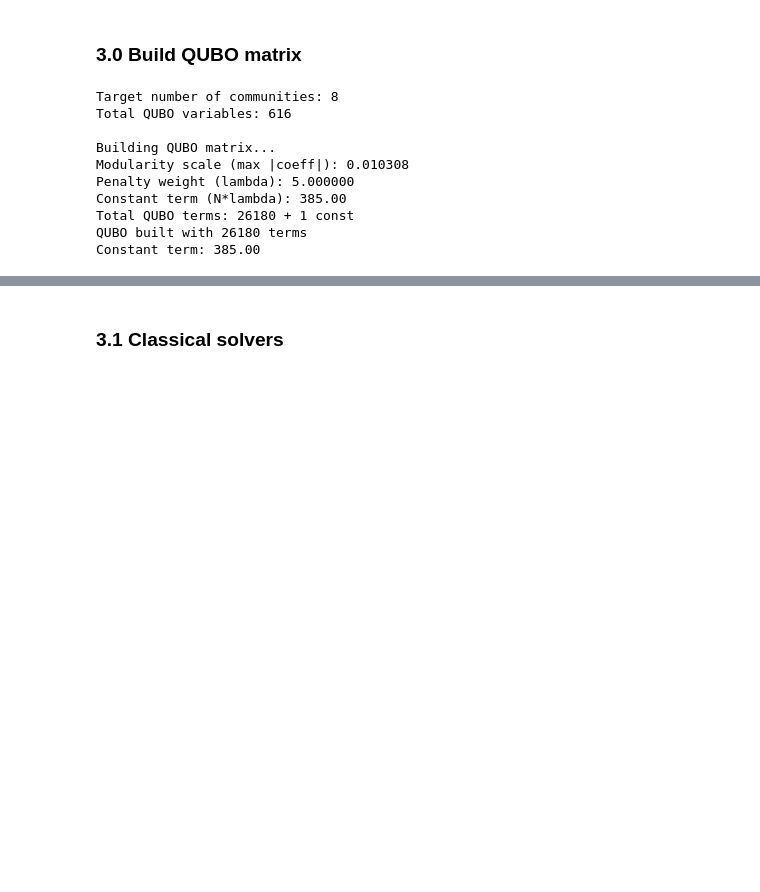
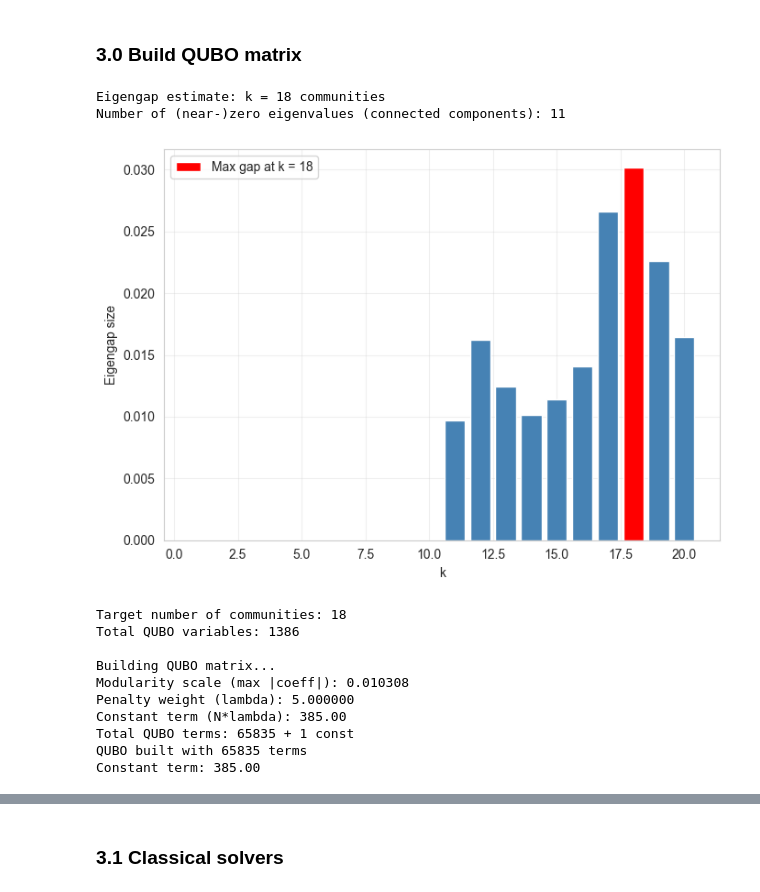
Before and after one commit to c-carolinel/jc, a Jupyter notebook: 2_community_detection.ipynb, the cells around one changed output, grey strips where cells are left out. Drawn from its saved outputs; the diff is of its cells as text; code cells hidden in the pictures; blank space fills up the shorter version.

```diff
--- a/2_community_detection.ipynb
+++ b/2_community_detection.ipynb
@@ -420,9 +415,61 @@ def build_modularity_qubo(A, num_communities=None, lambda_penalty=None, verbose=
         print(f"Total QUBO terms: {len(Q)-1} + 1 const")  # -1 for const term itself
 
     return Q, num_communities
+# %%
+# compute the maximum eigengap to estimate number of communities
+
+def compute_eigengap_estimate(A, max_k=20, plot=True):
+    """
+    Estimate the number of communities using the eigengap heuristic on the
+    unnormalized graph Laplacian L = D - A.
+
+    k_estimate: estimated number of communities
+    eigenvalues: full sorted array of eigenvalues
+    gaps: array of consecutive eigenvalue differences
+    """
+    degrees = A.sum(axis=1)
+    D = np.diag(degrees)
+    L = D - A
+
+    eigenvalues = np.linalg.eigvalsh(L)
+    eigenvalues = np.sort(eigenvalues)
+    eigenvalues[eigenvalues < 0] = 0
+
+    # Only look for the gap within the first max_k eigenvalues (smallest ones)
+    max_k = min(max_k, len(eigenvalues) - 1)
+    eigenvalues_subset = eigenvalues[:max_k + 1]
+    gaps = np.diff(eigenvalues_subset)
+    k_estimate = int(np.argmax(gaps)) + 1
+    k_estimate = max(2, k_estimate)  # at least 2 communities
+
+    print(f"Eigengap estimate: k = {k_estimate} communities")
+
+    # Number of (near-)zero eigenvalues = number of connected components
+    num_zero_eigenvalues = int(np.sum(eigenvalues < 1e-8))
+    print(f"Number of (near-)zero eigenvalues (connected components): {num_zero_eigenvalues}")
+
+    fig, ax = plt.subplots(figsize=(7, 5))
+    ax.bar(range(1, max_k + 1), gaps, color='steelblue')
+    ax.bar(k_estimate, gaps[k_estimate - 1], color='red', label=f'Max gap at k = {k_estimate}')
+    ax.set_xlabel('k')
+    ax.set_ylabel('Eigengap size')
+    ax.legend()
+    ax.grid(alpha=0.3)
+
+    plt.tight_layout()
+    plt.show()
+
+    return k_estimate, eigenvalues, gaps
+
+
+k_eigengap, laplacian_eigenvalues, eigengaps = compute_eigengap_estimate(A, max_k=20, plot=True)
+# %% [output]
+Eigengap estimate: k = 18 communities
+Number of (near-)zero eigenvalues (connected components): 11
+[figure, added]
 # %%
-# Estimate reasonable number of communities
-num_communities_target = max(2, int(np.sqrt(N)))
+# Estimated using eigengap
+num_communities_target = 18
 print(f"Target number of communities: {num_communities_target}")
 print(f"Total QUBO variables: {N * num_communities_target}")
 
@@ -432,15 +479,15 @@ Q_dict, k_communities = build_modularity_qubo(A, num_communities_target, verbose
 print(f"QUBO built with {len(Q_dict)-1} terms")
 print(f"Constant term: {Q_dict.get('__const__', 0):.2f}")
 # %% [output]
-Target number of communities: 8
-Total QUBO variables: 616
+Target number of communities: 18
+Total QUBO variables: 1386
 
 Building QUBO matrix...
 Modularity scale (max |coeff|): 0.010308
 Penalty weight (lambda): 5.000000
 Constant term (N*lambda): 385.00
-Total QUBO terms: 26180 + 1 const
-QUBO built with 26180 terms
+Total QUBO terms: 65835 + 1 const
+QUBO built with 65835 terms
 Constant term: 385.00
 # %%
 # Convert QUBO to BQM (Binary Quadratic Model) for D-Wave
```
Also changed, not shown: parts of 25 cells of this notebook, 19 other files.
